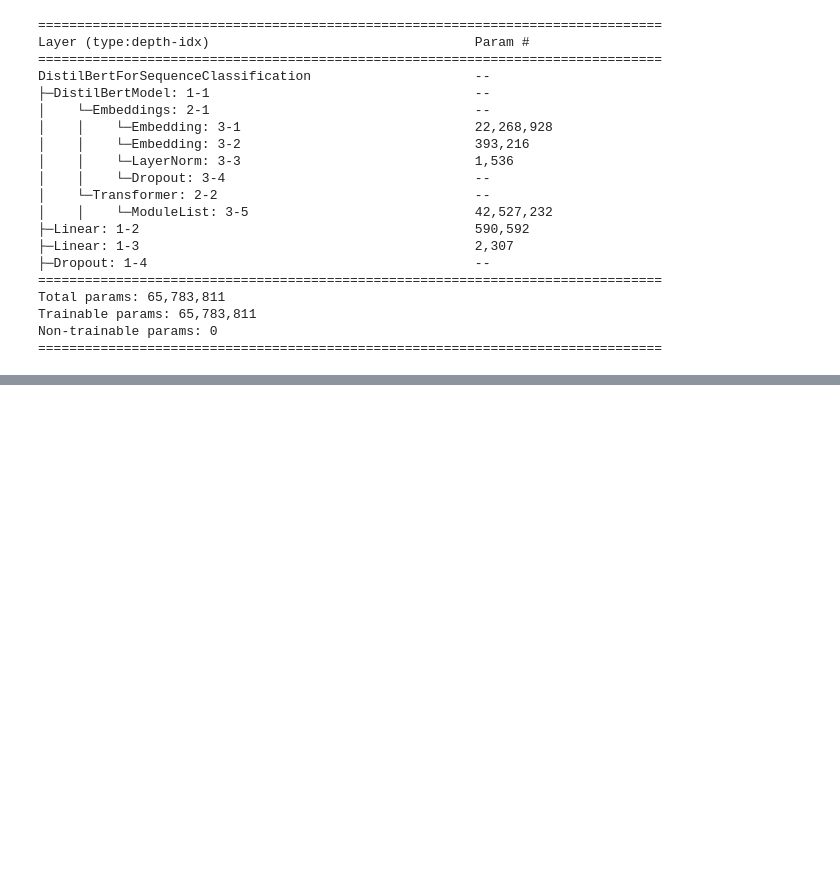
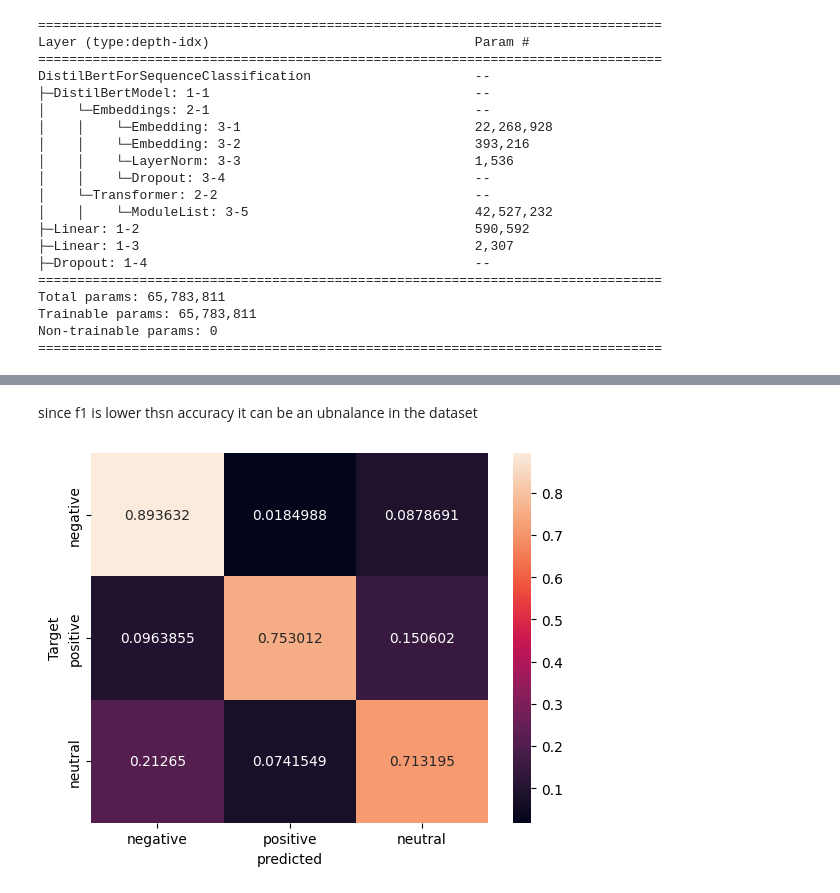
Before and after one commit to soodeh-nilforoushan/NLP-Transformers, a Jupyter notebook: Fine_Tuning_Sentiment_Custom_Dataset.ipynb, the cells around one changed output, grey strips where cells are left out. Cells and saved outputs as stored; diff of their text form; code cells hidden in the pictures; blank space fills up the shorter version.

```diff
--- a/Fine_Tuning_Sentiment_Custom_Dataset.ipynb
+++ b/Fine_Tuning_Sentiment_Custom_Dataset.ipynb
@@ -279,13 +312,17 @@ print("f1:", f1_score(split["test"]["label"],test_pred,average="macro"))
+# %% [markdown]
+since f1 is lower thsn accuracy it can be an ubnalance in the dataset
 # %%
 #this was a n inbalanced dataset so we would like to see if it is performing better on one class compare to others
 #since f1 score is less than accuracy , we can be certain ther is an unbalance on how the model perform on each class
 # when the target in nuetral we do not do well in predicting that is nuetral
 def plot_cm(cm):
   classes=['negative', 'positive','neutral']
   df_cm=pd.DataFrame(cm,index=classes, columns=classes)
   ax= sn.heatmap(df_cm,annot=True,fmt='g')
   ax.set_xlabel("predicted")
   ax.set_ylabel("Target")
 
-cm=confusion_matrix(split['test']['label'], test_pred, normalize=true)
+cm=confusion_matrix(split['test']['label'], test_pred, normalize='true')
 plot_cm(cm)
+# %% [output]
+[figure, added]
```
Also changed, not shown: parts of 13 cells of this notebook.
